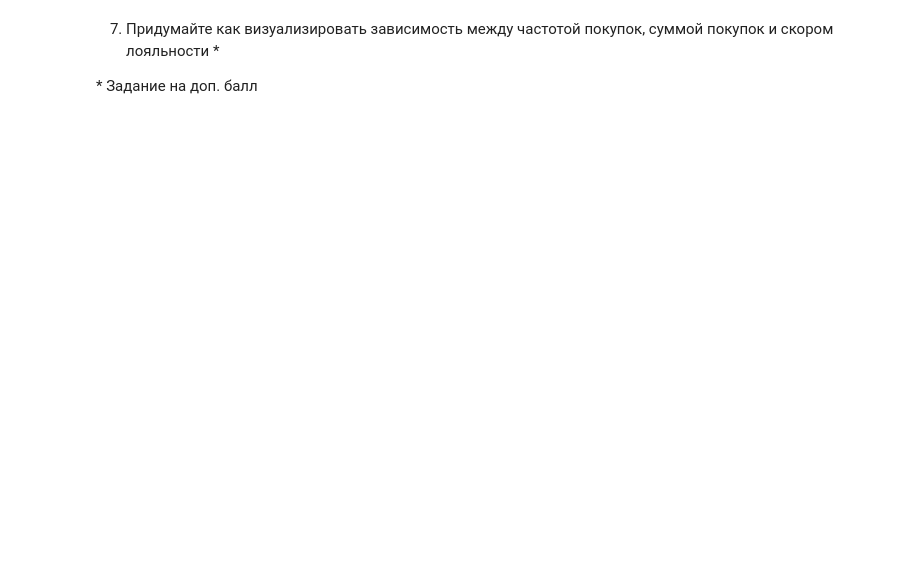
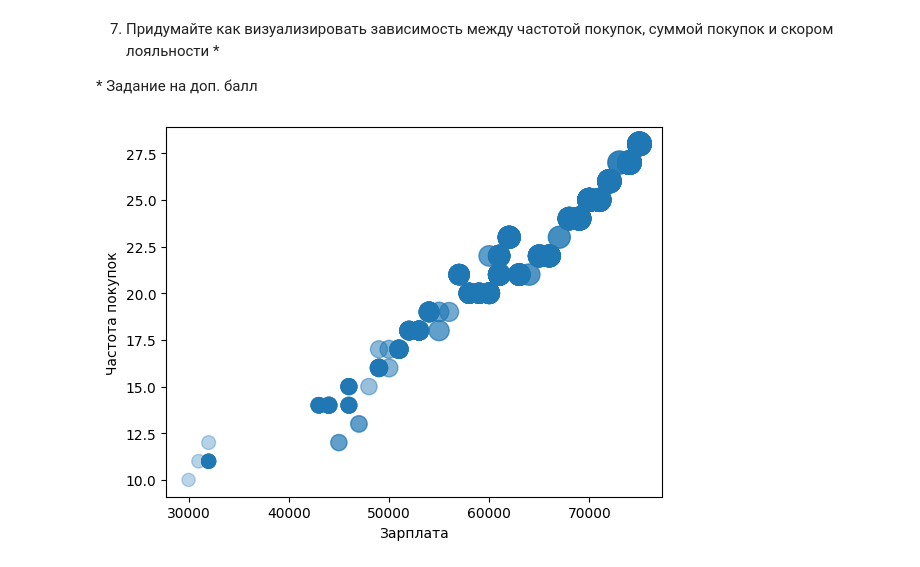
Before and after one commit to zloyaloha/ML, a Jupyter notebook: lab1.ipynb, the cells around one changed output. Drawn from its saved outputs; the diff is of its cells as text; code cells hidden in the pictures; blank space fills up the shorter version.

```diff
--- a/lab1.ipynb
+++ b/lab1.ipynb
@@ -347,3 +384,12 @@ plt.show()
 7. Придумайте как визуализировать зависимость между частотой покупок, суммой покупок и скором лояльности *
 
 \* Задание на доп. балл
+# %%
+normed_loyal = df["loyalty_score"] / 10
+sc = plt.scatter(df["annual_income"], df["purchase_frequency"],
+           alpha=normed_loyal, s = df["loyalty_score"] * 30)
+plt.xlabel('Зарплата')
+plt.ylabel('Частота покупок')
+plt.show()
+# %% [output]
+[figure, added]
```
Also changed, not shown: parts of 8 cells of this notebook.
